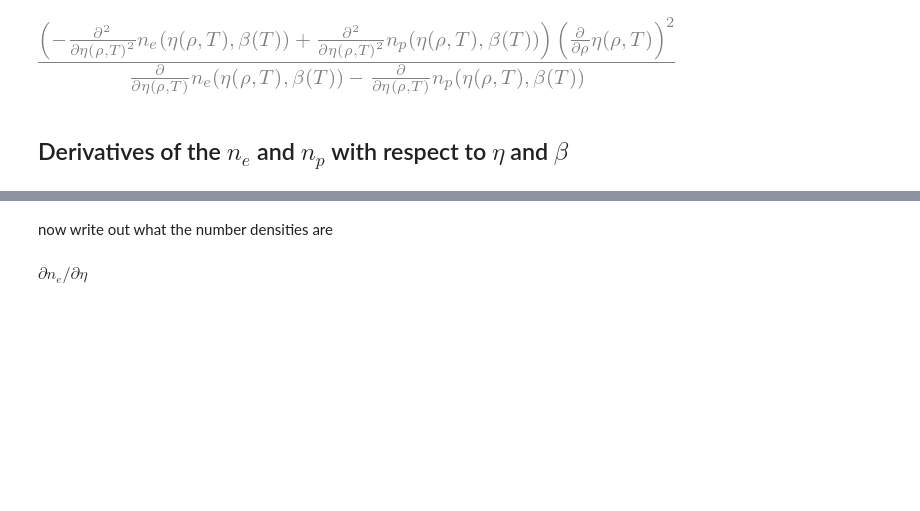
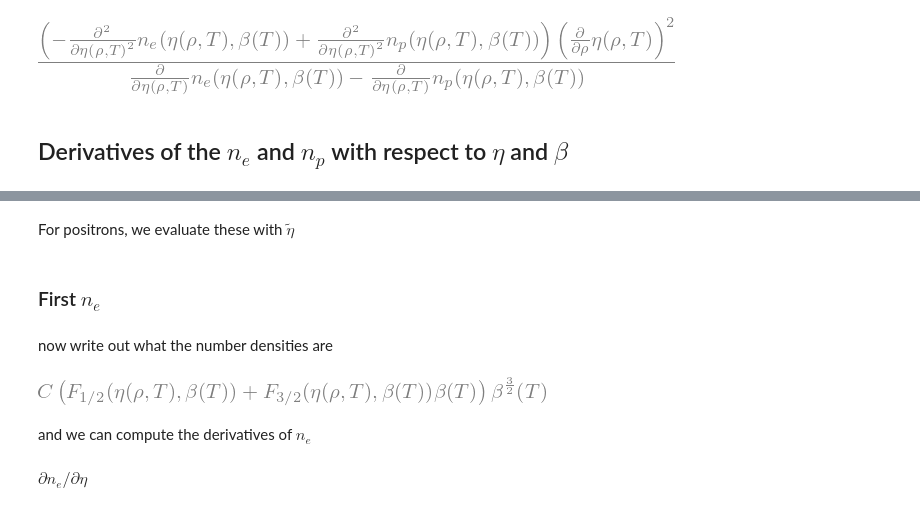
Before and after one commit to zingale/electron_positron_cxx, a Jupyter notebook: degenerate_derivatives.ipynb, the cells around one changed output, grey strips where cells are left out. Cells and saved outputs as stored; diff of their text form; code cells hidden in the pictures; blank space fills up the shorter version.

```diff
--- a/degenerate_derivatives.ipynb
+++ b/degenerate_derivatives.ipynb
@@ -151,3 +154,5 @@ F52_func = Function("F_{5/2}")(eta_sym, beta_sym)
 F12_expr = F12_func.subs({eta_sym: eta, beta_sym: beta})
 F32_expr = F32_func.subs({eta_sym: eta, beta_sym: beta})
 F52_expr = F52_func.subs({eta_sym: eta, beta_sym: beta})
+# %% [markdown]
+For positrons, we evaluate these with $\tilde{\eta}$
@@ -154,9 +163,16 @@ F52_expr = F52_func.subs({eta_sym: eta, beta_sym: beta})
+# %% [markdown]
+### First $n_e$
 # %% [markdown]
 now write out what the number densities are
 # %%
 C = symbols("C", constant=True)
 # %%
 n_e_full = C * beta**Rational(3,2) * (F12_expr + beta * F32_expr)
+n_e_full
+# %% [output]
+[figure, added]
+# %% [markdown]
+and we can compute the derivatives of $n_e$
 # %% [markdown]
 $\partial n_e / \partial \eta$
 # %%
```
Also changed, not shown: parts of 41 cells of this notebook.
